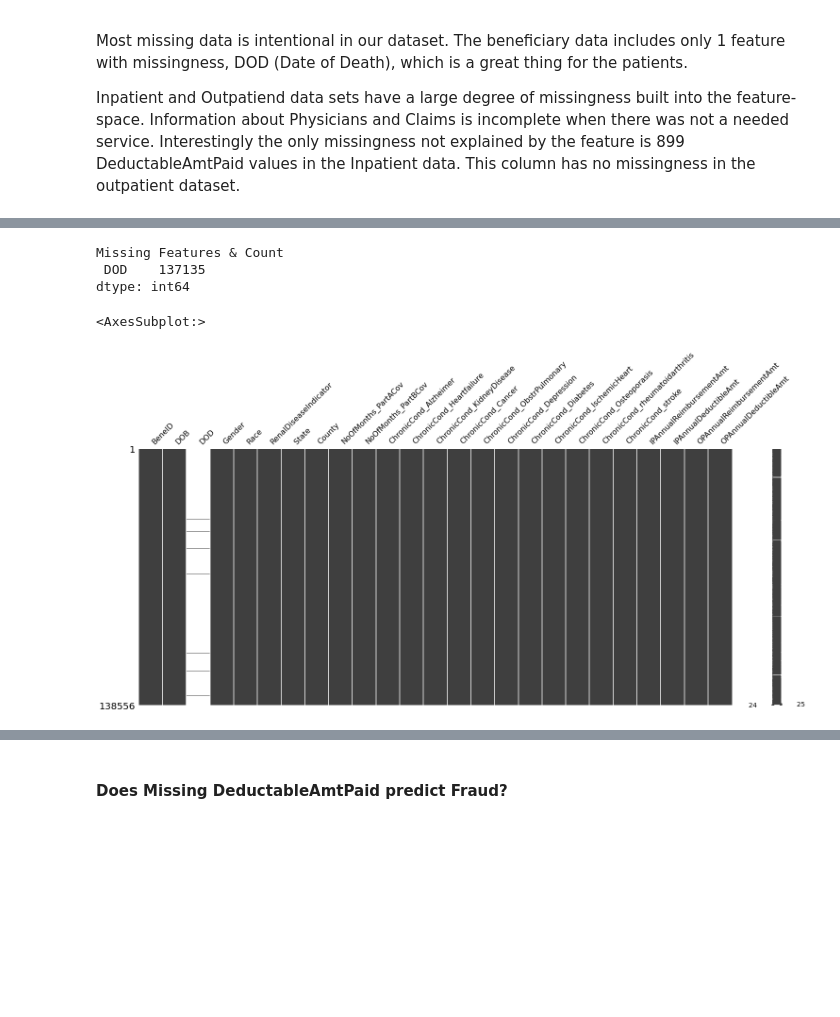
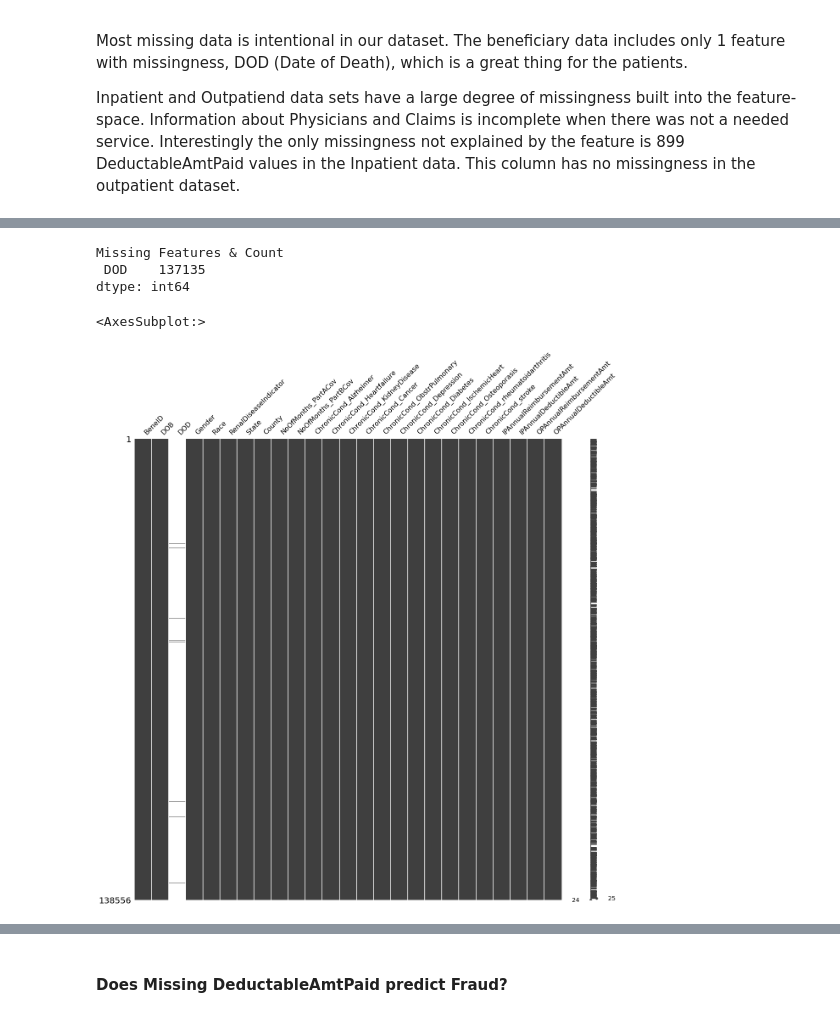
Before and after one commit to jwelch1123/healthcare_fraud_detection, a Jupyter notebook: healthcare_fraud.ipynb, the cells around one changed output, grey strips where cells are left out. Drawn from its saved outputs; the diff is of its cells as text; code cells hidden in the pictures; blank space fills up the shorter version.

```diff
--- a/healthcare_fraud.ipynb
+++ b/healthcare_fraud.ipynb
@@ -155,16 +157,16 @@ Missing Features & Count
 # %%
 missing = data_dict['Train_Beneficiarydata'].isna().sum(axis=0).sort_values(ascending=False)
 print("Missing Features & Count\n",missing[missing!=0])
-fig = msno.matrix(data_dict['Train_Beneficiarydata'])
+fig = msno.matrix(data_dict['Train_Beneficiarydata'], figsize=(20,20))
 fig_copy = fig.get_figure()
 fig_copy.savefig('./graphics/missing_bene.png')
 fig
 # %% [output]
 Missing Features & Count
  DOD    137135
 dtype: int64
 <AxesSubplot:>
-[figure, old version]
+[figure, new version]
 # %%
 missing = data_dict['Train_Inpatientdata'].isna().sum(axis=0).sort_values(ascending=False)
 print("Missing Features & Count\n",missing[missing!=0])
```
Also changed, not shown: parts of 43 cells of this notebook, 10 other files.
